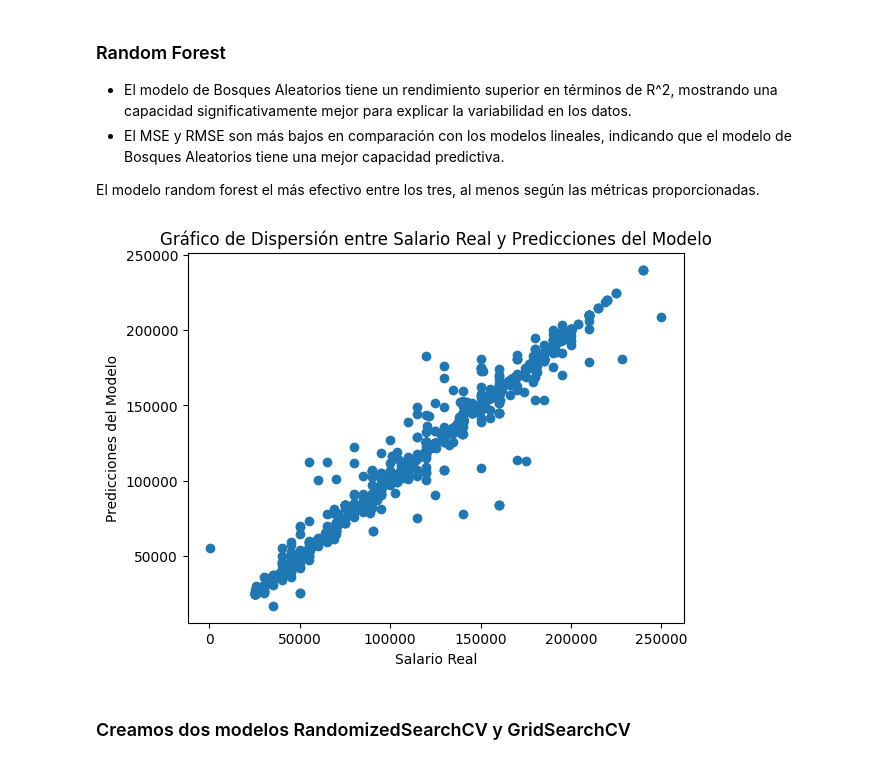
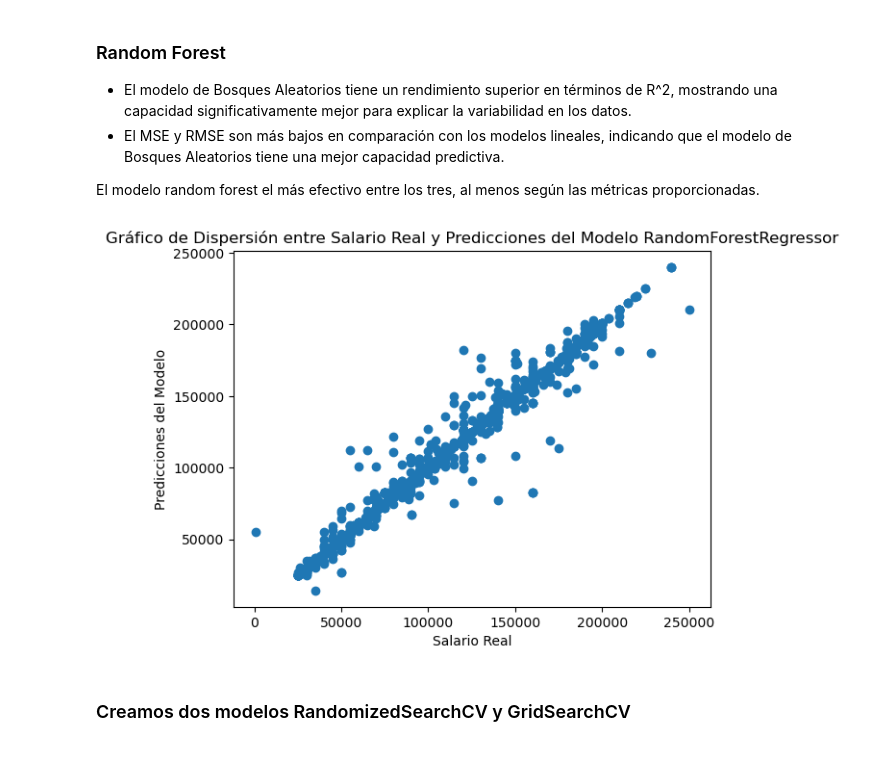
Before and after one commit to Santiagosphysics/Prediccion-salarios, a Jupyter notebook: jupyter_notebook.ipynb, the cells around one changed output. Saved outputs shown, nothing was run; the diff lists cells and outputs as text; code cells hidden in the pictures.

```diff
--- a/jupyter_notebook.ipynb
+++ b/jupyter_notebook.ipynb
@@ -234,3 +221,6 @@ target, features, names_f = pre().declaration_var(data, 'Salary')
+# %%
+data = pre().creation_data('Salary_Data.csv')
+target, features, names_f = pre().declaration_var(data, 'Salary')
 # %% [markdown]
 Luego de definir el target y features, se determina que las variables "Age","Years of Experience" pueden tener un diferente tipo de formato, con el que se consuma menos recursos computacionales.
 
@@ -385,10 +341,10 @@ El modelo random forest el más efectivo entre los tres, al menos según las mé
 # %%
 plt.scatter(y_test, prediction)
 plt.xlabel('Salario Real')
 plt.ylabel('Predicciones del Modelo')
-plt.title('Gráfico de Dispersión entre Salario Real y Predicciones del Modelo')
+plt.title('Gráfico de Dispersión entre Salario Real y Predicciones del Modelo RandomForestRegressor')
 plt.show()
 # %% [output]
-[figure, old version]
+[figure, new version]
 # %% [markdown]
 ### Creamos dos modelos RandomizedSearchCV y GridSearchCV
```
Also changed, not shown: parts of 34 cells of this notebook, 1 other file.
